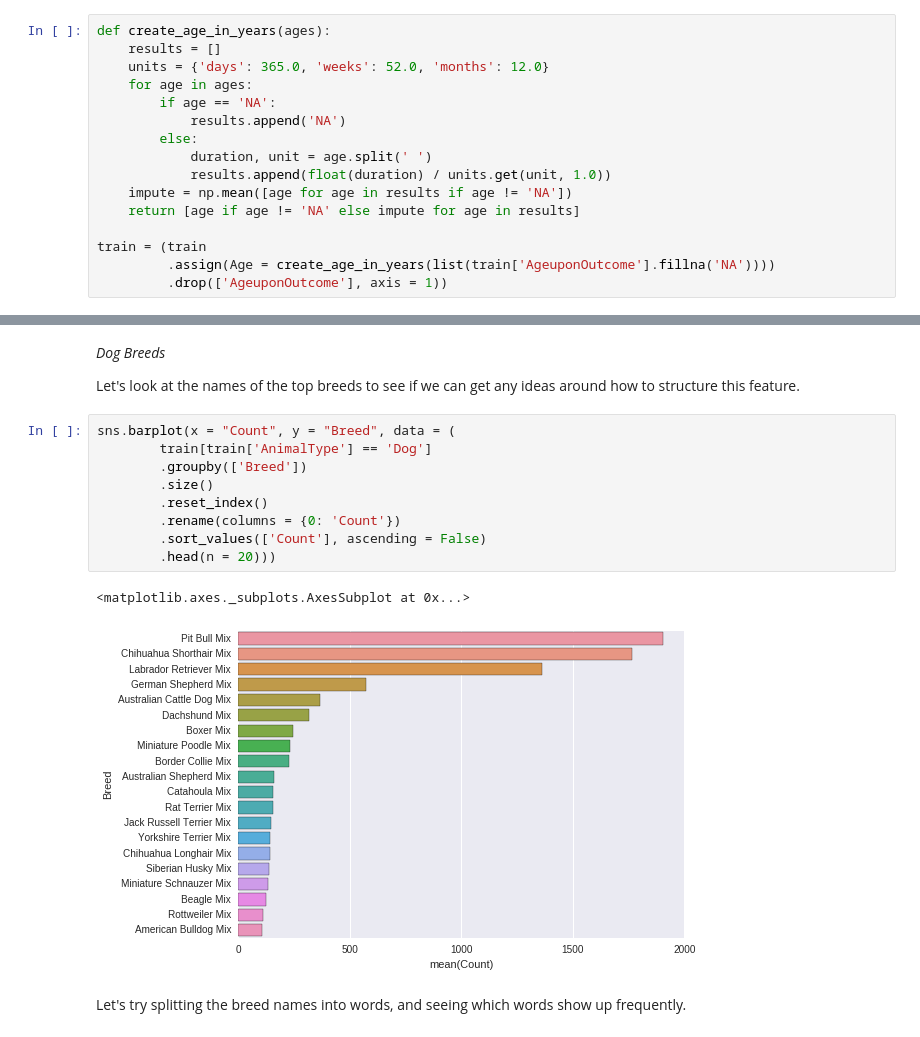
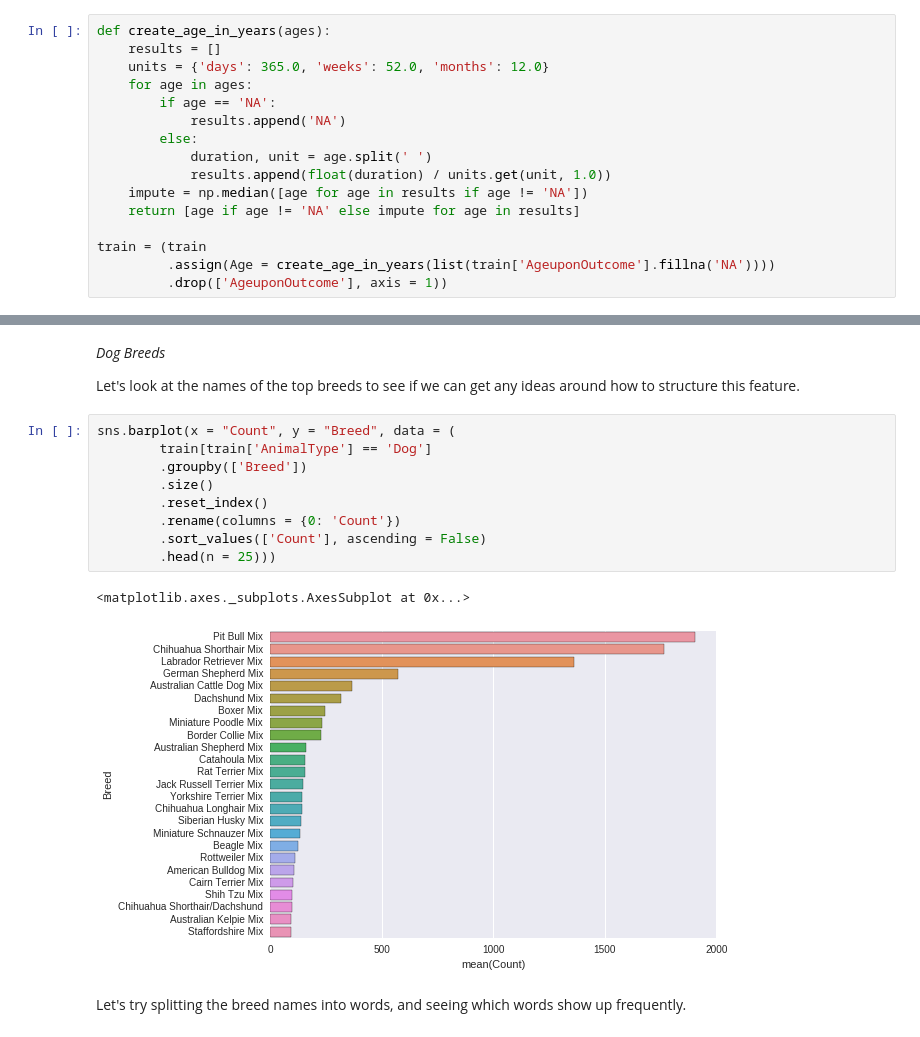
Before and after one commit to jakesherman/shelter-animals-kaggle, a Jupyter notebook: 1-exploring.ipynb, the cells around one changed output, grey strips where cells are left out. Drawn from its saved outputs; the diff is of its cells as text.

```diff
--- a/1-exploring.ipynb
+++ b/1-exploring.ipynb
@@ -154,7 +154,7 @@ def create_age_in_years(ages):
         else:
             duration, unit = age.split(' ')
             results.append(float(duration) / units.get(unit, 1.0))
-    impute = np.mean([age for age in results if age != 'NA'])
+    impute = np.median([age for age in results if age != 'NA'])
     return [age if age != 'NA' else impute for age in results]
 
 train = (train
@@ -261,15 +254,15 @@ Let's look at the names of the top breeds to see if we can get any ideas around
 # %%
 sns.barplot(x = "Count", y = "Breed", data = (
         train[train['AnimalType'] == 'Dog']
         .groupby(['Breed'])
         .size()
         .reset_index()
         .rename(columns = {0: 'Count'})
         .sort_values(['Count'], ascending = False)
-        .head(n = 20)))
+        .head(n = 25)))
 # %% [output]
 <matplotlib.axes._subplots.AxesSubplot at 0x...>
-[figure, old version]
+[figure, new version]
 # %% [markdown]
 Let's try splitting the breed names into words, and seeing which words show up frequently.
 # %%
```
Also changed, not shown: parts of 15 cells of this notebook, 3 other files.
